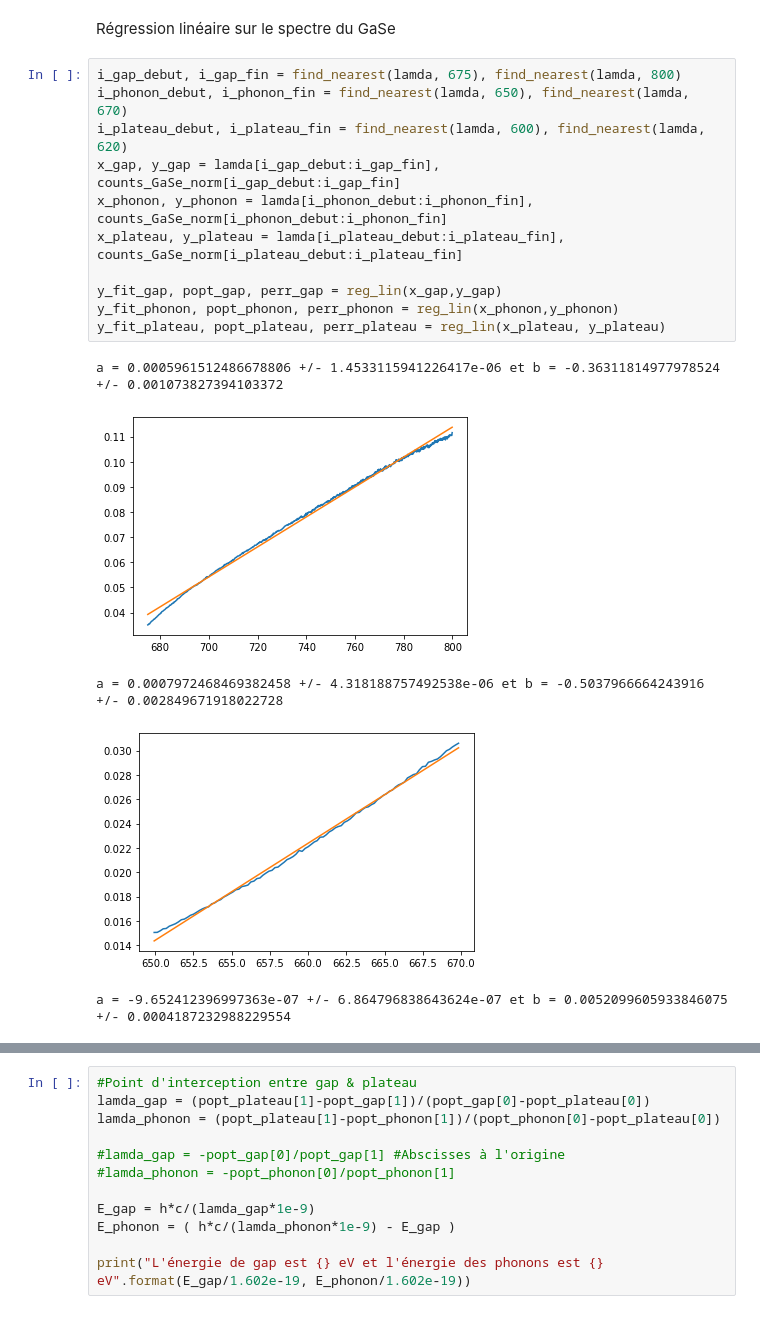
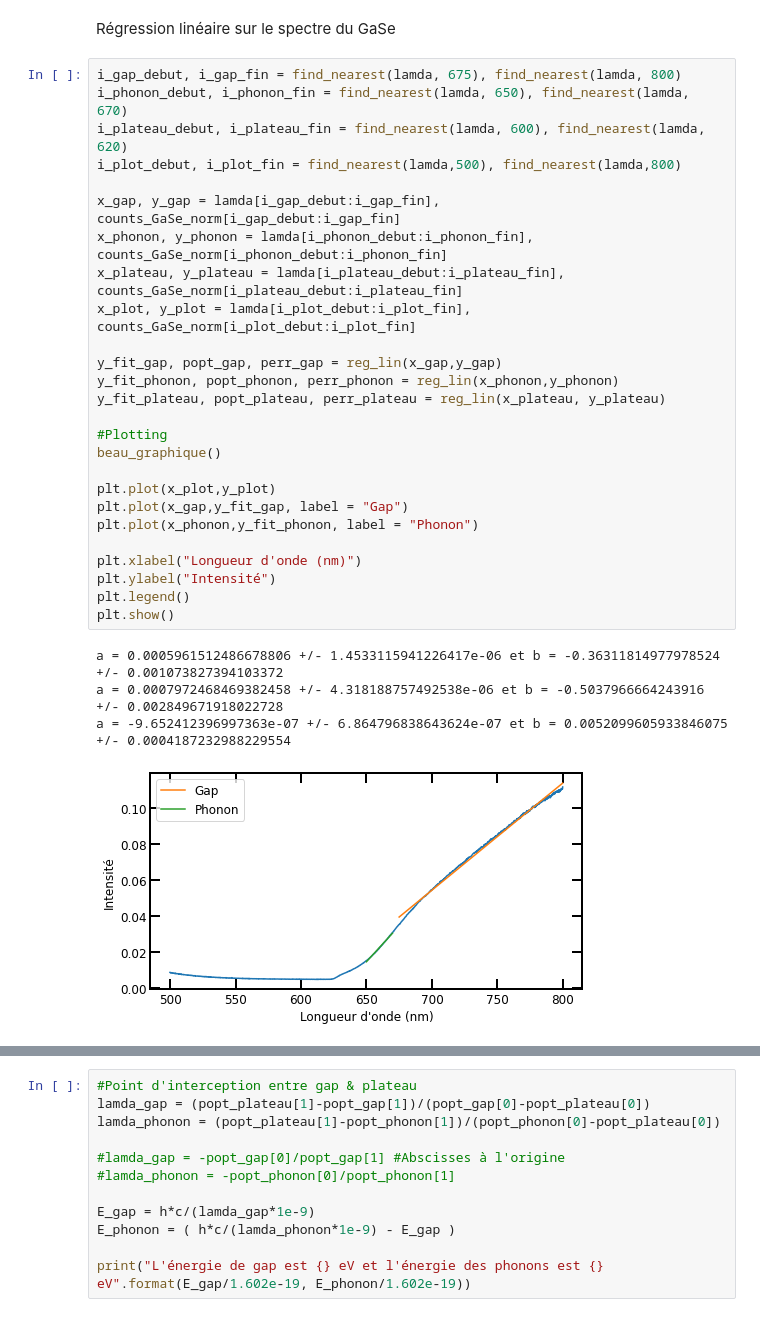
Before and after one commit to pierrotlamontagne/Github-labo-3, a Jupyter notebook: ABS/Analyse.ipynb, the cells around one changed output, grey strips where cells are left out. Drawn from its saved outputs; the diff is of its cells as text.

```diff
--- a/ABS/Analyse.ipynb
+++ b/ABS/Analyse.ipynb
@@ -229,17 +236,31 @@ Régression linéaire sur le spectre du GaSe
 # %%
 i_gap_debut, i_gap_fin = find_nearest(lamda, 675), find_nearest(lamda, 800)
 i_phonon_debut, i_phonon_fin = find_nearest(lamda, 650), find_nearest(lamda, 670)
 i_plateau_debut, i_plateau_fin = find_nearest(lamda, 600), find_nearest(lamda, 620)
+i_plot_debut, i_plot_fin = find_nearest(lamda,500), find_nearest(lamda,800)
+
 x_gap, y_gap = lamda[i_gap_debut:i_gap_fin], counts_GaSe_norm[i_gap_debut:i_gap_fin]
 x_phonon, y_phonon = lamda[i_phonon_debut:i_phonon_fin], counts_GaSe_norm[i_phonon_debut:i_phonon_fin]
 x_plateau, y_plateau = lamda[i_plateau_debut:i_plateau_fin], counts_GaSe_norm[i_plateau_debut:i_plateau_fin]
+x_plot, y_plot = lamda[i_plot_debut:i_plot_fin], counts_GaSe_norm[i_plot_debut:i_plot_fin]
 
 y_fit_gap, popt_gap, perr_gap = reg_lin(x_gap,y_gap)
 y_fit_phonon, popt_phonon, perr_phonon = reg_lin(x_phonon,y_phonon)
 y_fit_plateau, popt_plateau, perr_plateau = reg_lin(x_plateau, y_plateau)
+
+#Plotting
+beau_graphique()
+
+plt.plot(x_plot,y_plot)
+plt.plot(x_gap,y_fit_gap, label = "Gap")
+plt.plot(x_phonon,y_fit_phonon, label = "Phonon")
+
+plt.xlabel("Longueur d'onde (nm)")
+plt.ylabel("Intensité")
+plt.legend()
+plt.show()
 # %% [output]
 a = 0.0005961512486678806 +/- 1.4533115941226417e-06 et b = -0.36311814977978524 +/- 0.001073827394103372
+a = 0.0007972468469382458 +/- 4.318188757492538e-06 et b = -0.5037966664243916 +/- 0.002849671918022728
+a = -9.652412396997363e-07 +/- 6.864796838643624e-07 et b = 0.0052099605933846075 +/- 0.0004187232988229554
-[figure, old version]
+[figure, new version]
-a = 0.0007972468469382458 +/- 4.318188757492538e-06 et b = -0.5037966664243916 +/- 0.002849671918022728
-[figure, removed]
-a = -9.652412396997363e-07 +/- 6.864796838643624e-07 et b = 0.0052099605933846075 +/- 0.0004187232988229554
```
Also changed, not shown: parts of 7 cells of this notebook, 3 other files.
